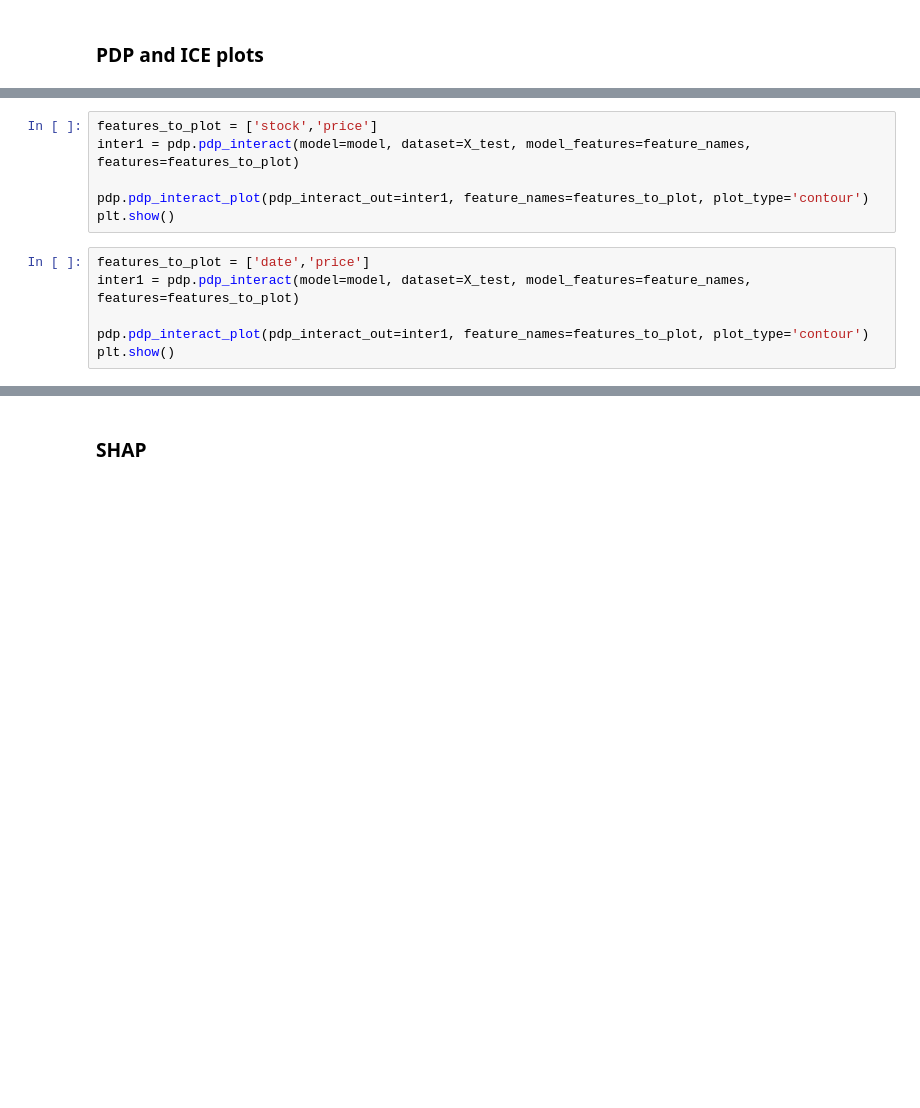
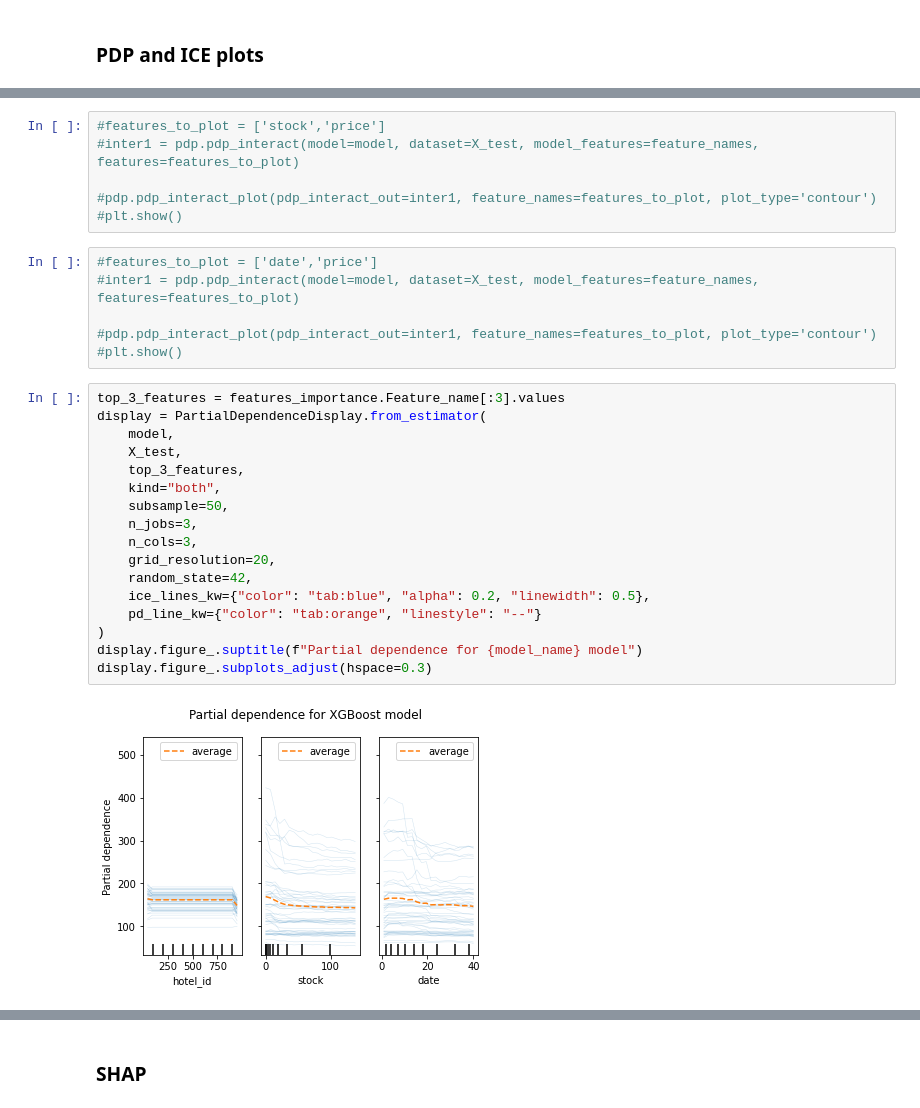
Before and after one commit to TryoenJ/Defi-IA, a Jupyter notebook: GIT-Final/analysis.ipynb, the cells around one changed output, grey strips where cells are left out. Saved outputs shown, nothing was run; the diff lists cells and outputs as text; blank space fills up the shorter version.

```diff
--- a/GIT-Final/analysis.ipynb
+++ b/GIT-Final/analysis.ipynb
@@ -174,12 +234,31 @@ for i, feature in enumerate(top_features, 1):
 # %%
-features_to_plot = ['stock','price']
-inter1 = pdp.pdp_interact(model=model, dataset=X_test, model_features=feature_names, features=features_to_plot)
+#features_to_plot = ['stock','price']
+#inter1 = pdp.pdp_interact(model=model, dataset=X_test, model_features=feature_names, features=features_to_plot)
 
-pdp.pdp_interact_plot(pdp_interact_out=inter1, feature_names=features_to_plot, plot_type='contour')
-plt.show()
+#pdp.pdp_interact_plot(pdp_interact_out=inter1, feature_names=features_to_plot, plot_type='contour')
+#plt.show()
 # %%
-features_to_plot = ['date','price']
-inter1 = pdp.pdp_interact(model=model, dataset=X_test, model_features=feature_names, features=features_to_plot)
+#features_to_plot = ['date','price']
+#inter1 = pdp.pdp_interact(model=model, dataset=X_test, model_features=feature_names, features=features_to_plot)
 
-pdp.pdp_interact_plot(pdp_interact_out=inter1, feature_names=features_to_plot, plot_type='contour')
-plt.show()
+#pdp.pdp_interact_plot(pdp_interact_out=inter1, feature_names=features_to_plot, plot_type='contour')
+#plt.show()
+# %%
+top_3_features = features_importance.Feature_name[:3].values
+display = PartialDependenceDisplay.from_estimator(
+    model,
+    X_test,
+    top_3_features,
+    kind="both",
+    subsample=50,
+    n_jobs=3,
+    n_cols=3,
+    grid_resolution=20,
+    random_state=42,
+    ice_lines_kw={"color": "tab:blue", "alpha": 0.2, "linewidth": 0.5},
+    pd_line_kw={"color": "tab:orange", "linestyle": "--"}
+)
+display.figure_.suptitle(f"Partial dependence for {model_name} model")
+display.figure_.subplots_adjust(hspace=0.3)
+# %% [output]
+[figure, added]
```
Also changed, not shown: parts of 29 cells of this notebook, 1 other file.
